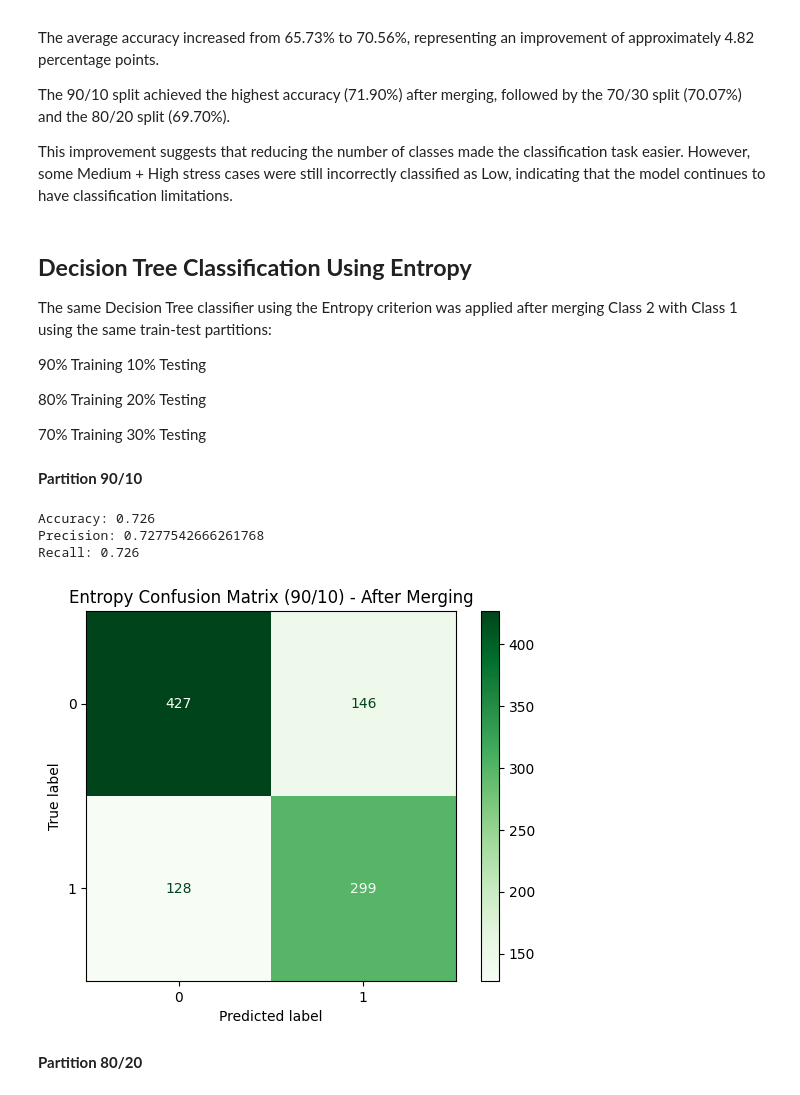
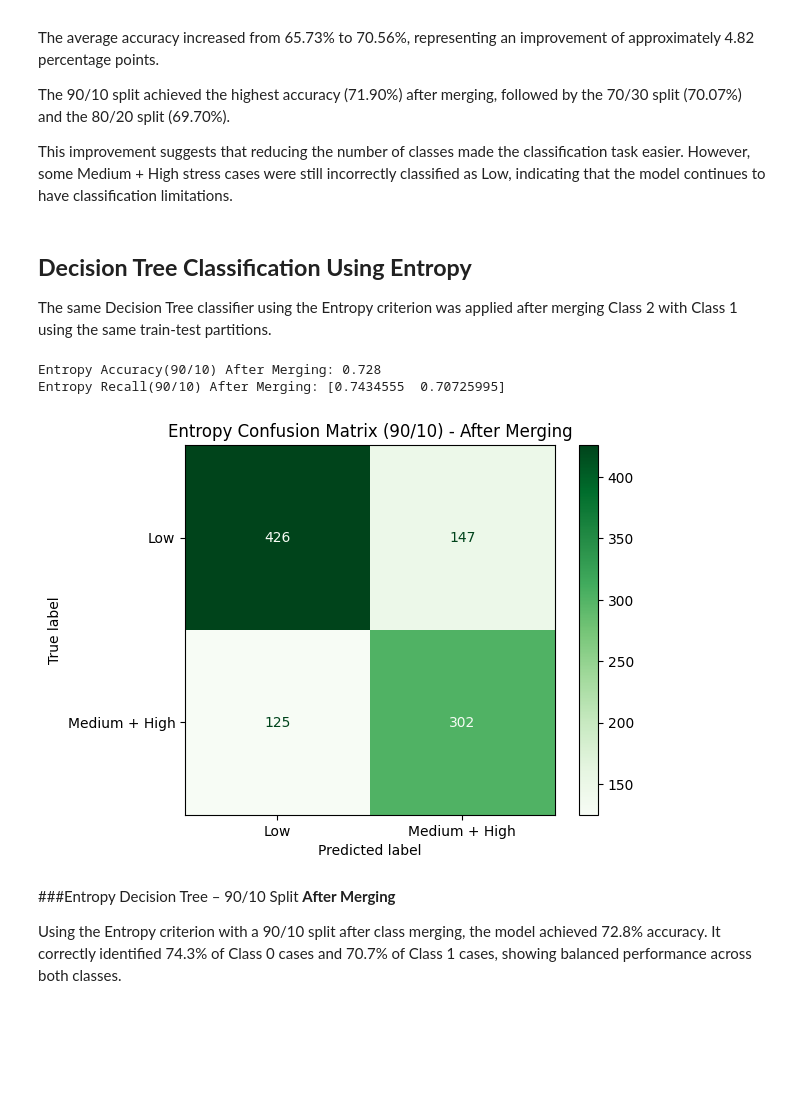
Before and after one commit to hend-22/-IT326-Project, a Jupyter notebook: Reports/Phase3.ipynb, the cells around one changed output. Drawn from its saved outputs; the diff is of its cells as text; code cells hidden in the pictures; blank space fills up the shorter version.

```diff
--- a/Reports/Phase3.ipynb
+++ b/Reports/Phase3.ipynb
@@ -473,45 +472,38 @@ This improvement suggests that reducing the number of classes made the classific
 # %% [markdown]
 ## **Decision Tree Classification Using Entropy**
 
-The same Decision Tree classifier using the Entropy criterion was applied after merging Class 2 with Class 1 using the same train-test partitions:
-
-90% Training  10% Testing
-
-80% Training  20% Testing
-
-70% Training  30% Testing
+The same Decision Tree classifier using the Entropy criterion was applied after merging Class 2 with Class 1 using the same train-test partitions.
-# %% [markdown]
-**Partition 90/10**
 # %%
 X_train, X_test, y_train, y_test = train_test_split(X,y,test_size=0.1,random_state=1)
 
-clf=DecisionTreeClassifier(criterion="entropy")
+clf=DecisionTreeClassifier(criterion="entropy", random_state=1)
 clf=clf.fit(X_train,y_train)
 y_pred=clf.predict(X_test)
 
-print("Accuracy:", accuracy_score(y_test, y_pred))
-print("Precision:", precision_score(y_test, y_pred, average='weighted'))
-print("Recall:", recall_score(y_test, y_pred, average='weighted'))
+print("Entropy Accuracy(90/10) After Merging:", accuracy_score(y_test, y_pred))
+print("Entropy Recall(90/10) After Merging:", recall_score(y_test, y_pred, average= None))
 
-cn=df['Daily_Stress_Level'].unique()
-cn=df['Daily_Stress_Level'].unique()
-ConfusionMatrixDisplay.from_estimator(
-    clf,
-    X_test,
-    y_test,
-    display_labels=cn,
-    cmap="Greens"
+labels = ["Low", "Medium + High"]
+cm = confusion_matrix(y_test, y_pred)
+
+disp = ConfusionMatrixDisplay(
+    confusion_matrix=cm,
+    display_labels=labels
 )
+
+disp.plot(cmap="Greens")
+
 
 plt.title("Entropy Confusion Matrix (90/10) - After Merging")
 plt.show()
 # %% [output]
-Accuracy: 0.726
-Precision: 0.7277542666261768
-Recall: 0.726
+Entropy Accuracy(90/10) After Merging: 0.728
+Entropy Recall(90/10) After Merging: [0.7434555  0.70725995]
-[figure, old version]
+[figure, new version]
-# %% [markdown]
-**Partition 80/20**
+# %% [markdown]
+###Entropy Decision Tree – 90/10 Split **After Merging**
+
+Using the Entropy criterion with a 90/10 split after class merging, the model achieved 72.8% accuracy. It correctly identified 74.3% of Class 0 cases and 70.7% of Class 1 cases, showing balanced performance across both classes.
 # %%
 X_train, X_test, y_train, y_test = train_test_split(X,y,test_size=0.2,random_state=1)
 
```
Also changed, not shown: parts of 26 cells of this notebook.
